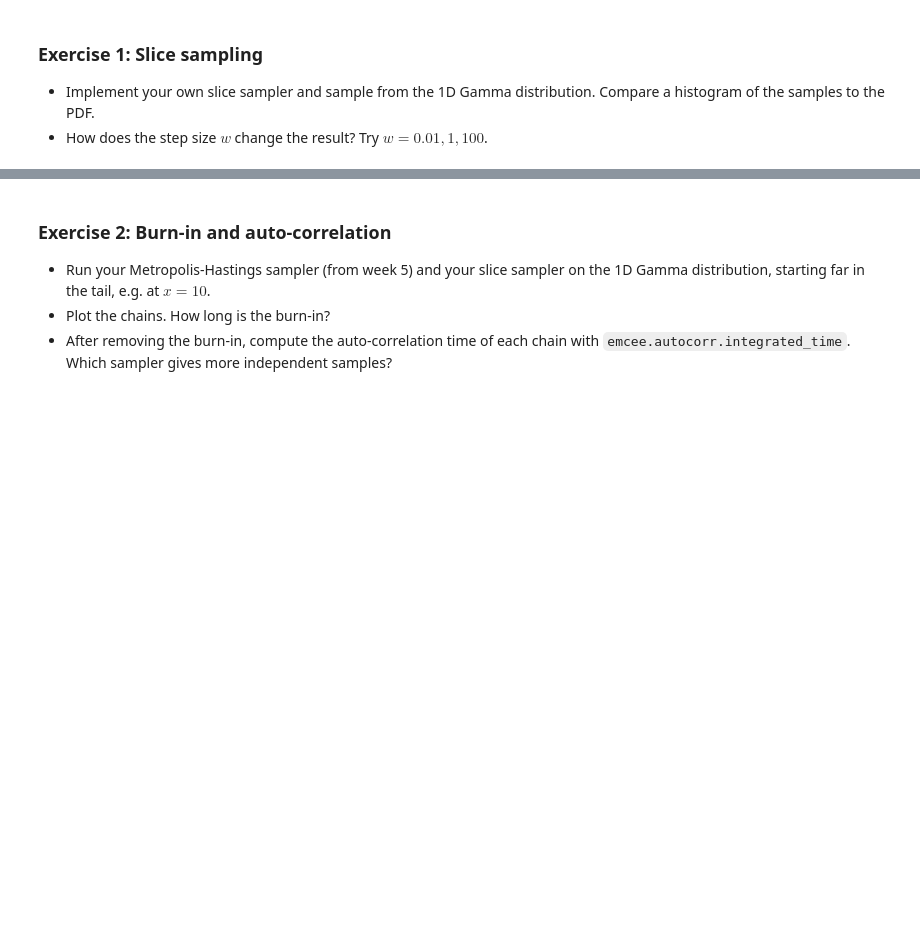
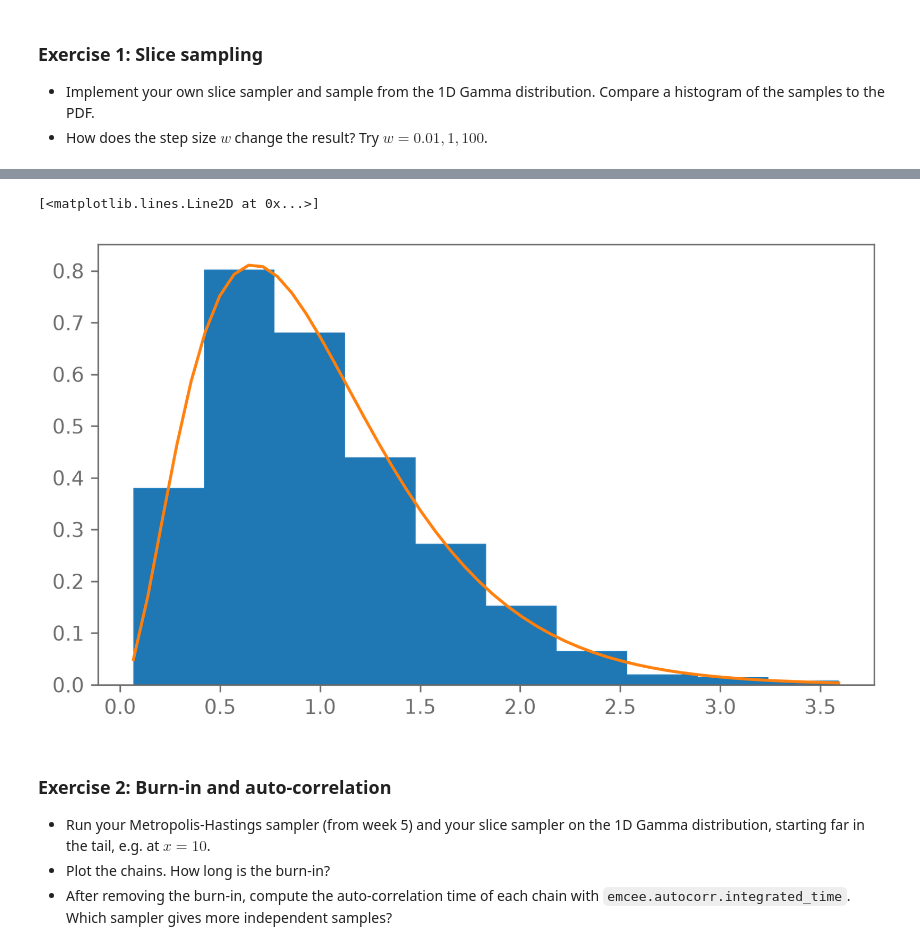
Before and after one commit to shimishimiaeshimiah/Bayesian-Stats-HS2026, a Jupyter notebook: exercise_mysolutions/week6_exercises_nested_and_slice_sampling.ipynb, the cells around one changed output, grey strips where cells are left out. Cells and saved outputs as stored; diff of their text form; code cells hidden in the pictures; blank space fills up the shorter version.

```diff
--- a/exercise_mysolutions/week6_exercises_nested_and_slice_sampling.ipynb
+++ b/exercise_mysolutions/week6_exercises_nested_and_slice_sampling.ipynb
@@ -94,0 +99,40 @@ plt.legend(frameon=False);
+# %%
+A = 3
+target_dist_1d = gamma(a=A, scale=1/A)
+
+def slice_sampler(target, x0, n_samples, step_size):
+    # 1. sample u uniformly in [0,p(x_t)]
+    # 2. find interval L<x_t<R s.t. p(L) < u and p(R) < u
+    # 3. draw x' ~ U(L,R):
+    # 3.1 p(x') ≤ u: shrink interval, continue
+    # 3.2 p(x') > u: accept x_t+1 = x' and break
+
+    samples = np.zeros(n_samples)
+
+    x_t = x0
+
+    for i in tqdm(range(n_samples)):
+        u = np.random.uniform(0., target.pdf(x_t))
+        r = np.random.uniform(0., 1.)
+
+        L = x_t - r * step_size
+        R = x_t + (1-r) * step_size
+
+        while target.pdf(L) > u: L -= step_size
+        while target.pdf(R) > u: R += step_size
+
+        x_proposal = np.random.uniform(L, R)
+
+        while target.pdf(x_proposal) <= u:
+            if x_proposal > x_t:
+                R = x_proposal
+            else:
+                L = x_proposal
+            x_proposal = np.random.uniform(L, R)
+
+        x_t = x_proposal
+        samples[i] = x_t
+
+    return samples
+# %%
+samples = slice_sampler(target_dist_1d, 1., 1000, 0.01)
@@ -95,3 +159,11 @@ plt.legend(frameon=False);
+# %%
+x = np.linspace(samples.min(), samples.max())
+
+plt.hist(samples, density=True)
+plt.plot(x, target_dist_1d.pdf(x))
+# %% [output]
+[<matplotlib.lines.Line2D at 0x...>]
+[figure, added]
 # %% [markdown]
 ### Exercise 2: Burn-in and auto-correlation
 
```
Also changed, not shown: parts of 3 cells of this notebook, 3 other files.
